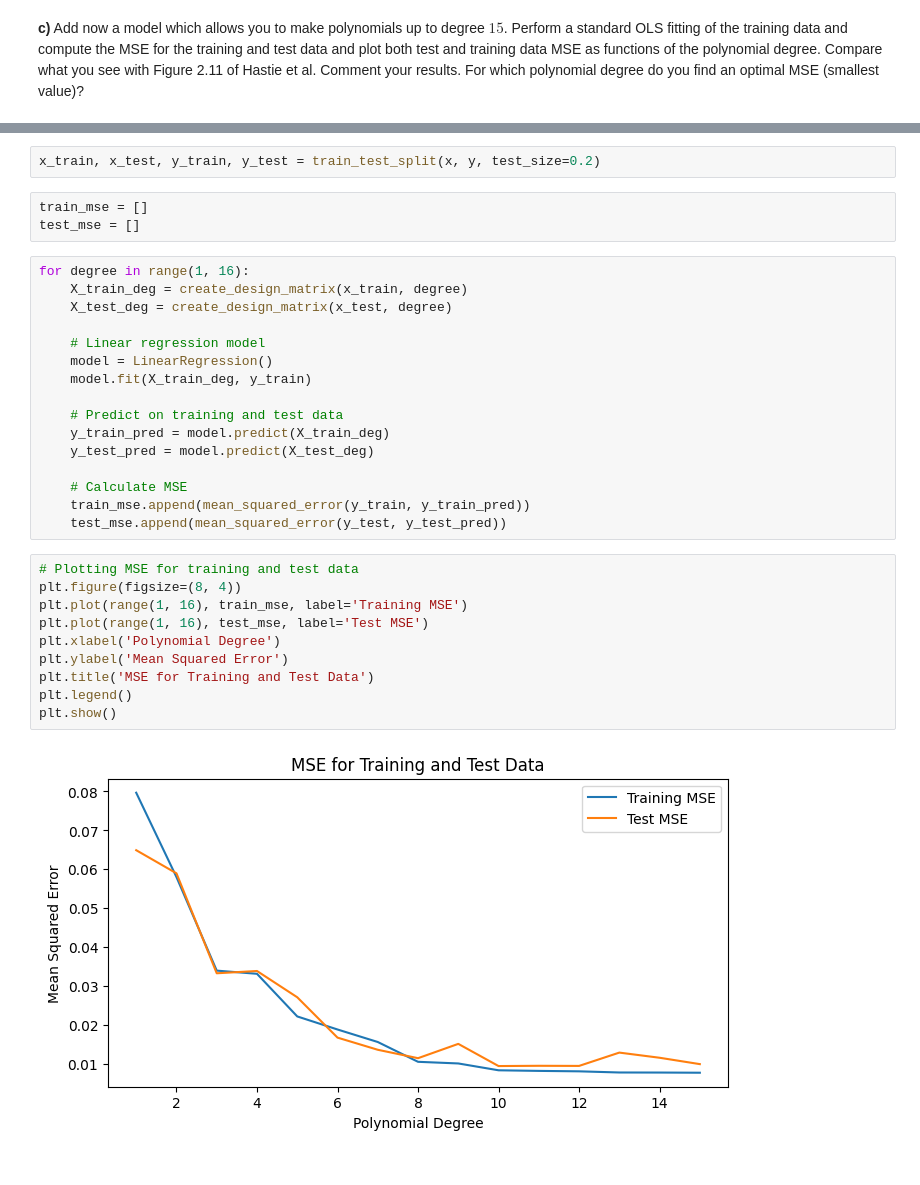
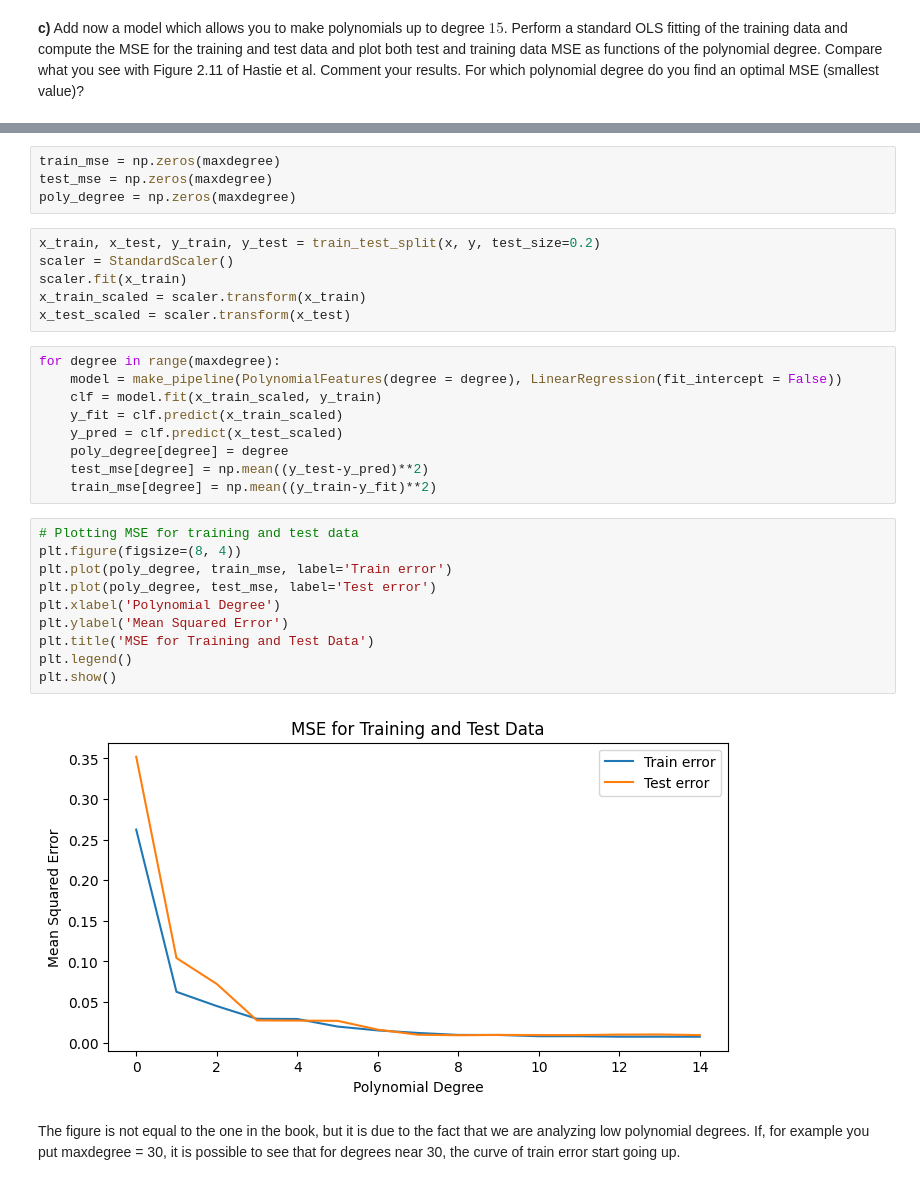
Before and after one commit to alessiasanfelici/FYS-STK4155, a Jupyter notebook: Exercise3.ipynb, the cells around one changed output, grey strips where cells are left out. Drawn from its saved outputs; the diff is of its cells as text.

```diff
--- a/Exercise3.ipynb
+++ b/Exercise3.ipynb
@@ -74,35 +87,35 @@ def create_design_matrix(x_values, degree):
+# %%
+train_mse = np.zeros(maxdegree)
+test_mse = np.zeros(maxdegree)
+poly_degree = np.zeros(maxdegree)
 # %%
 x_train, x_test, y_train, y_test = train_test_split(x, y, test_size=0.2)
+scaler = StandardScaler()
+scaler.fit(x_train)
+x_train_scaled = scaler.transform(x_train)
+x_test_scaled = scaler.transform(x_test)
-# %%
-train_mse = []
-test_mse = []
-# %%
-for degree in range(1, 16):
-    X_train_deg = create_design_matrix(x_train, degree)
-    X_test_deg = create_design_matrix(x_test, degree)
-
-    # Linear regression model
-    model = LinearRegression()
-    model.fit(X_train_deg, y_train)
-
-    # Predict on training and test data
-    y_train_pred = model.predict(X_train_deg)
-    y_test_pred = model.predict(X_test_deg)
-
-    # Calculate MSE
-    train_mse.append(mean_squared_error(y_train, y_train_pred))
-    test_mse.append(mean_squared_error(y_test, y_test_pred))
+# %%
+for degree in range(maxdegree):
+    model = make_pipeline(PolynomialFeatures(degree = degree), LinearRegression(fit_intercept = False))
+    clf = model.fit(x_train_scaled, y_train)
+    y_fit = clf.predict(x_train_scaled)
+    y_pred = clf.predict(x_test_scaled)
+    poly_degree[degree] = degree
+    test_mse[degree] = np.mean((y_test-y_pred)**2)
+    train_mse[degree] = np.mean((y_train-y_fit)**2)
 # %%
 # Plotting MSE for training and test data
 plt.figure(figsize=(8, 4))
-plt.plot(range(1, 16), train_mse, label='Training MSE')
-plt.plot(range(1, 16), test_mse, label='Test MSE')
+plt.plot(poly_degree, train_mse, label='Train error')
+plt.plot(poly_degree, test_mse, label='Test error')
 plt.xlabel('Polynomial Degree')
 plt.ylabel('Mean Squared Error')
 plt.title('MSE for Training and Test Data')
 plt.legend()
 plt.show()
 # %% [output]
-[figure, old version]
+[figure, new version]
+# %% [markdown]
+The figure is not equal to the one in the book, but it is due to the fact that we are analyzing low polynomial degrees. If, for example you put maxdegree = 30, it is possible to see that for degrees near 30, the curve of train error start going up.
 # %%
 print("Optimal MSE degree:")
```
Also changed, not shown: parts of 7 cells of this notebook, 1 other file.
